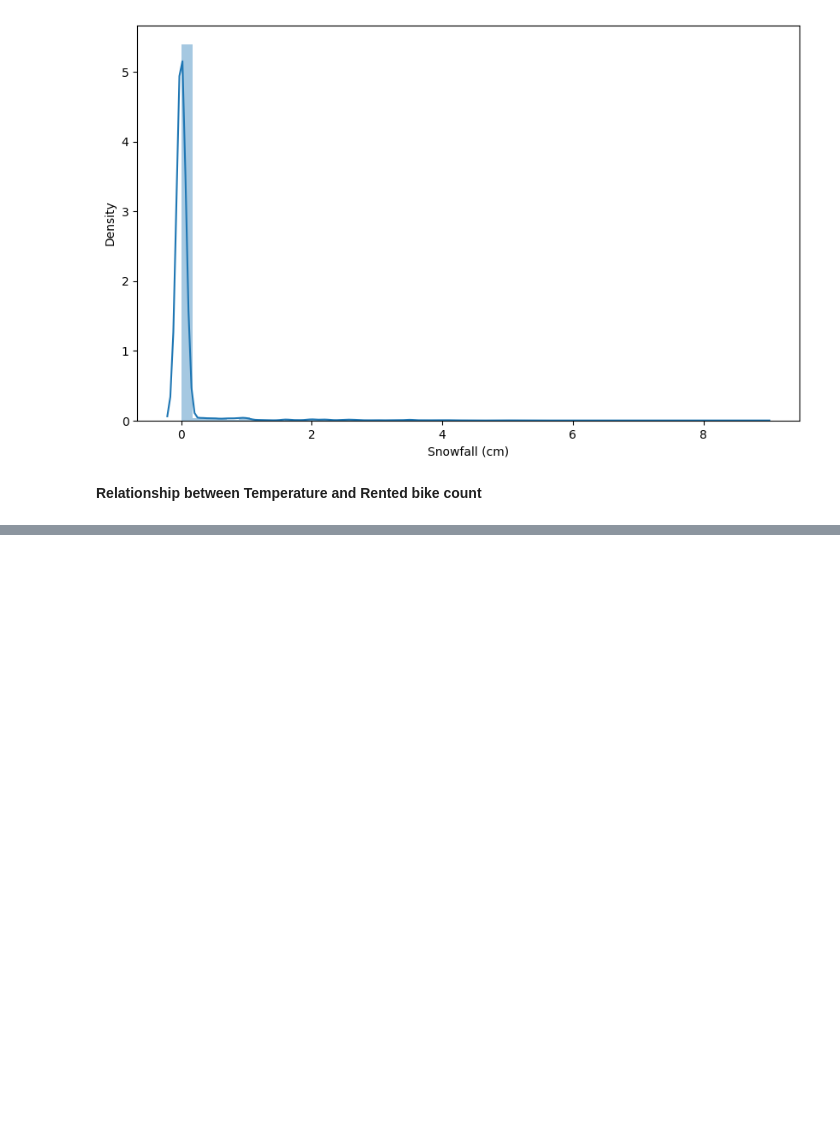
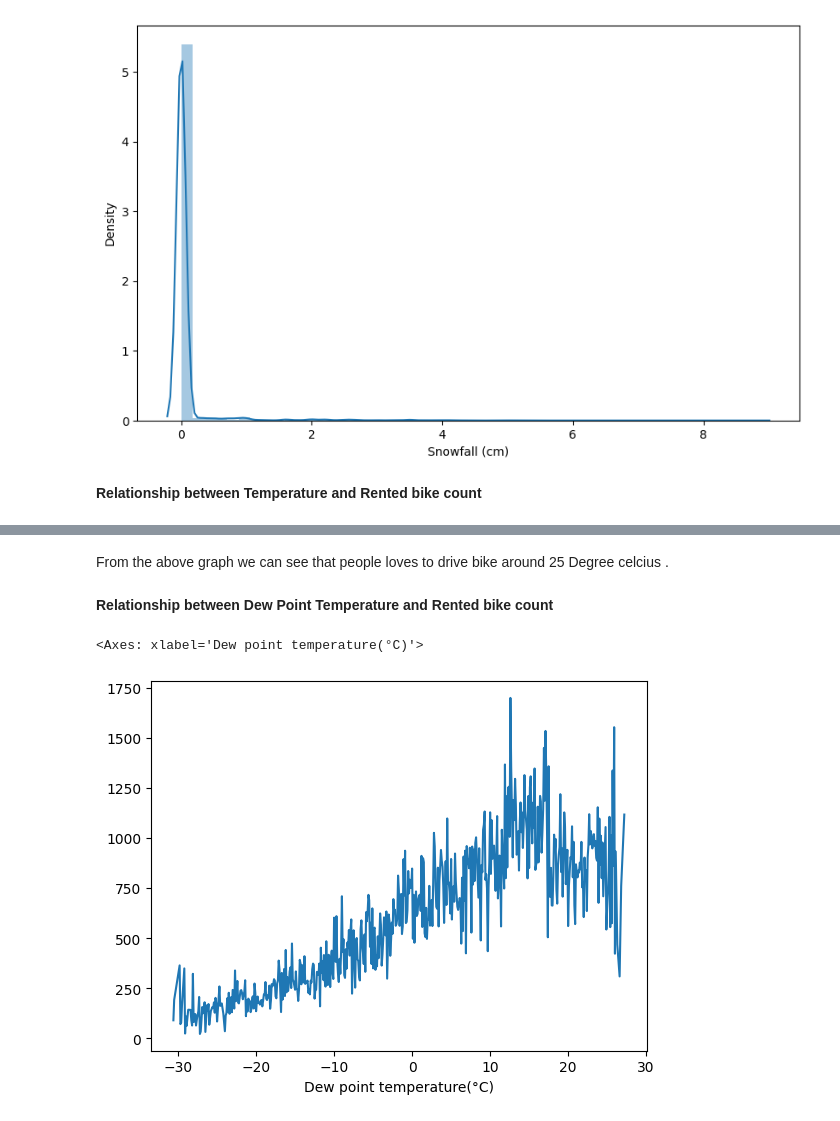
Before and after one commit to mrjupitercairo/BikeSharing, a Jupyter notebook: Capstone_Project.ipynb, the cells around one changed output, grey strips where cells are left out. Saved outputs shown, nothing was run; the diff lists cells and outputs as text; code cells hidden in the pictures; blank space fills up the shorter version.

```diff
--- a/Capstone_Project.ipynb
+++ b/Capstone_Project.ipynb
@@ -366,0 +377,9 @@ plt.show()
+# %% [markdown]
+From the above graph we can see that people loves to drive bike around 25 Degree celcius .
+# %% [markdown]
+**Relationship between Dew Point Temperature and Rented bike count**
+# %%
+bike_df.groupby('Dew point temperature(°C)').mean()['Rented Bike Count'].plot()
+# %% [output]
+<Axes: xlabel='Dew point temperature(°C)'>
+[figure, added]
```
Also changed, not shown: parts of 11 cells of this notebook.
